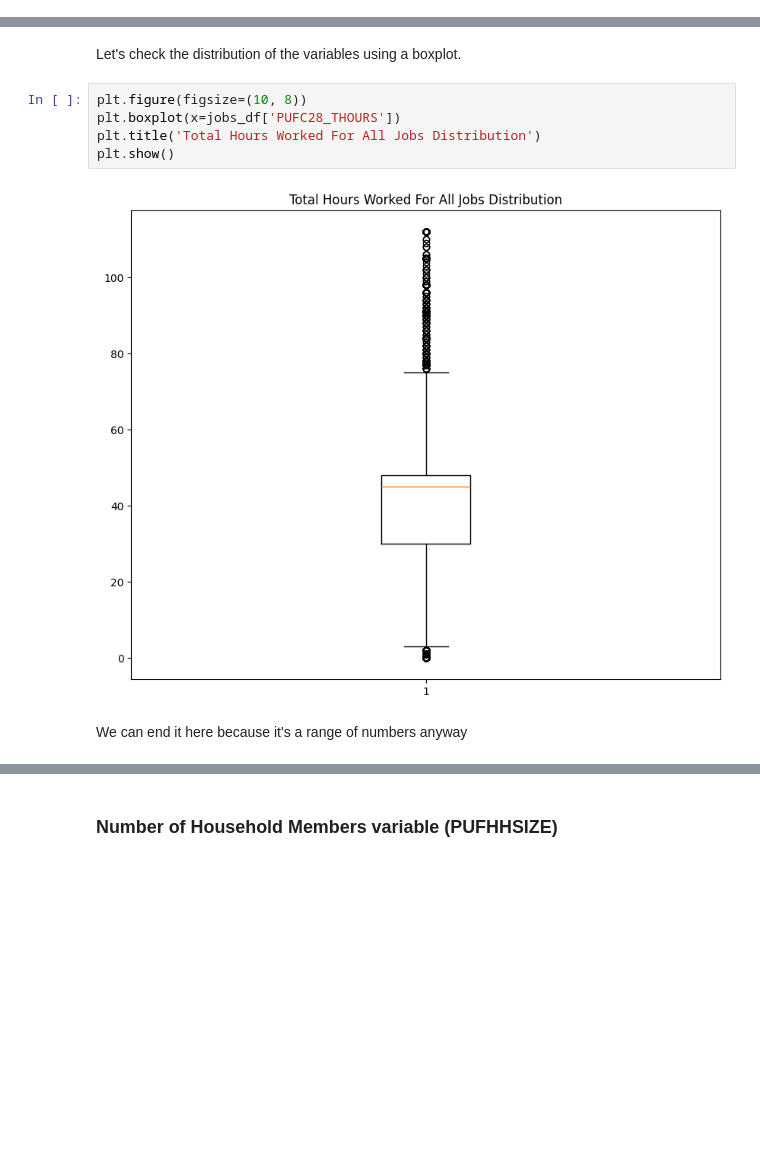
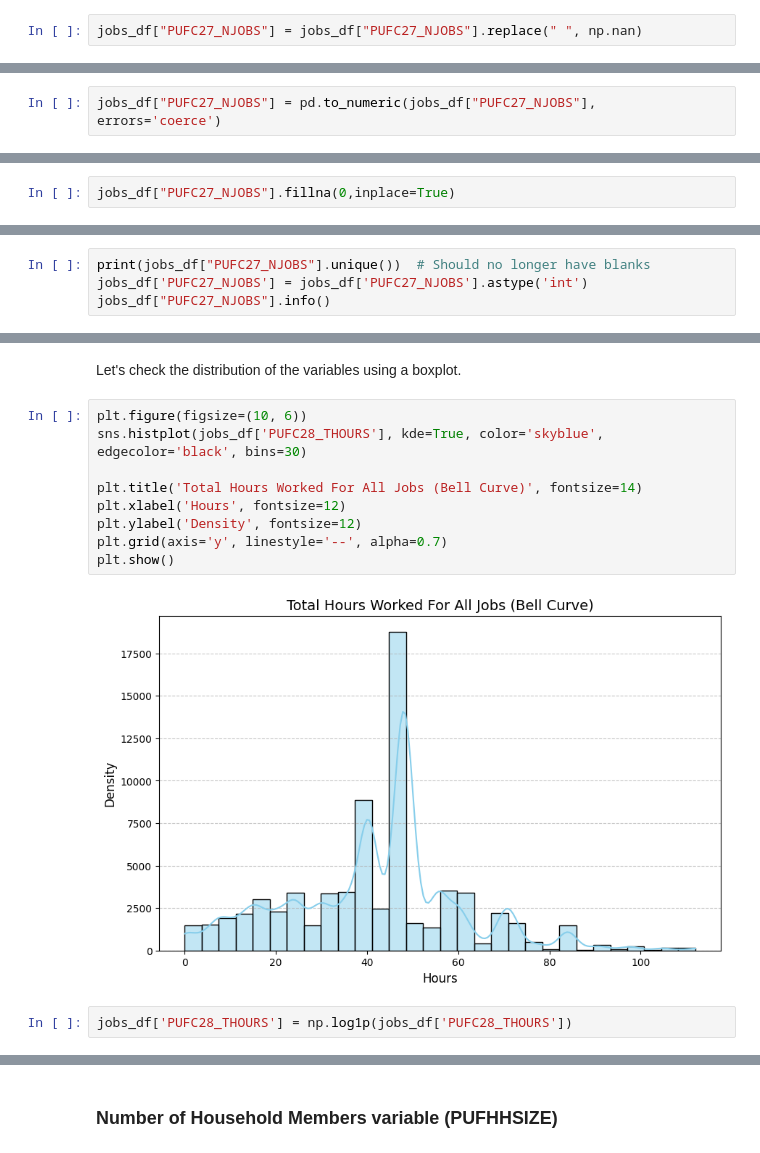
Before and after one commit to clavzno/STINTSY, a Jupyter notebook: Notebook.ipynb, the cells around one changed output, grey strips where cells are left out. Saved outputs shown, nothing was run; the diff lists cells and outputs as text; blank space fills up the shorter version.

```diff
--- a/Notebook.ipynb
+++ b/Notebook.ipynb
@@ -1338,0 +1736,2 @@ After finishing the required preprocessing for all categorical variables, we mov
+# %%
+jobs_df["PUFC27_NJOBS"] = jobs_df["PUFC27_NJOBS"].replace(" ", np.nan)
@@ -1338,0 +1740,2 @@ After finishing the required preprocessing for all categorical variables, we mov
+# %%
+jobs_df["PUFC27_NJOBS"] = pd.to_numeric(jobs_df["PUFC27_NJOBS"], errors='coerce')
@@ -1338,0 +1744,2 @@ After finishing the required preprocessing for all categorical variables, we mov
+# %%
+jobs_df["PUFC27_NJOBS"].fillna(0,inplace=True)
@@ -1338,0 +1755,4 @@ After finishing the required preprocessing for all categorical variables, we mov
+# %%
+print(jobs_df["PUFC27_NJOBS"].unique())  # Should no longer have blanks
+jobs_df['PUFC27_NJOBS'] = jobs_df['PUFC27_NJOBS'].astype('int')
+jobs_df["PUFC27_NJOBS"].info()
@@ -1404,11 +1848,15 @@ Name: count, Length: 110, dtype: int64
 # %% [markdown]
 Let's check the distribution of the variables using a boxplot.
 # %%
-plt.figure(figsize=(10, 8))
-plt.boxplot(x=jobs_df['PUFC28_THOURS'])
-plt.title('Total Hours Worked For All Jobs Distribution')
+plt.figure(figsize=(10, 6))
+sns.histplot(jobs_df['PUFC28_THOURS'], kde=True, color='skyblue', edgecolor='black', bins=30)
+
+plt.title('Total Hours Worked For All Jobs (Bell Curve)', fontsize=14)
+plt.xlabel('Hours', fontsize=12)
+plt.ylabel('Density', fontsize=12)
+plt.grid(axis='y', linestyle='--', alpha=0.7)
 plt.show()
 # %% [output]
-[figure, old version]
+[figure, new version]
-# %% [markdown]
-We can end it here because it's a range of numbers anyway
+# %%
+jobs_df['PUFC28_THOURS'] = np.log1p(jobs_df['PUFC28_THOURS'])
```
Also changed, not shown: parts of 102 cells of this notebook, 2 other files.
